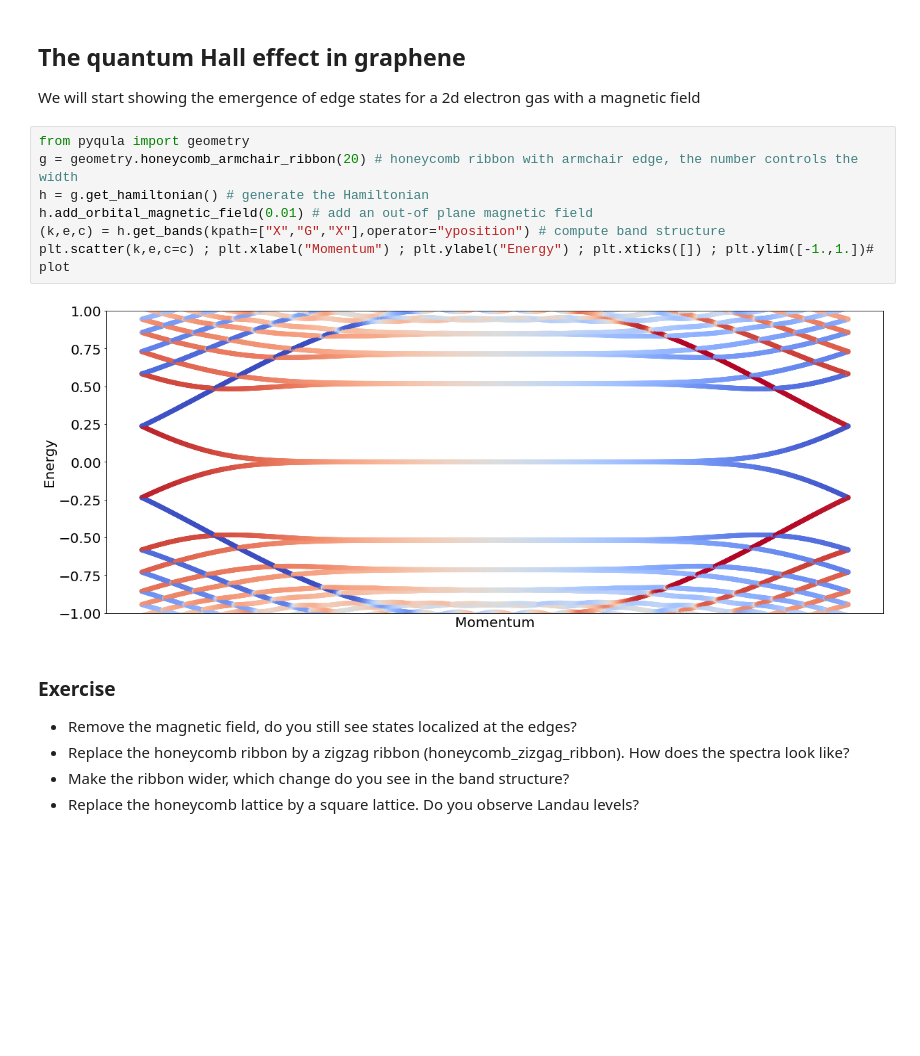
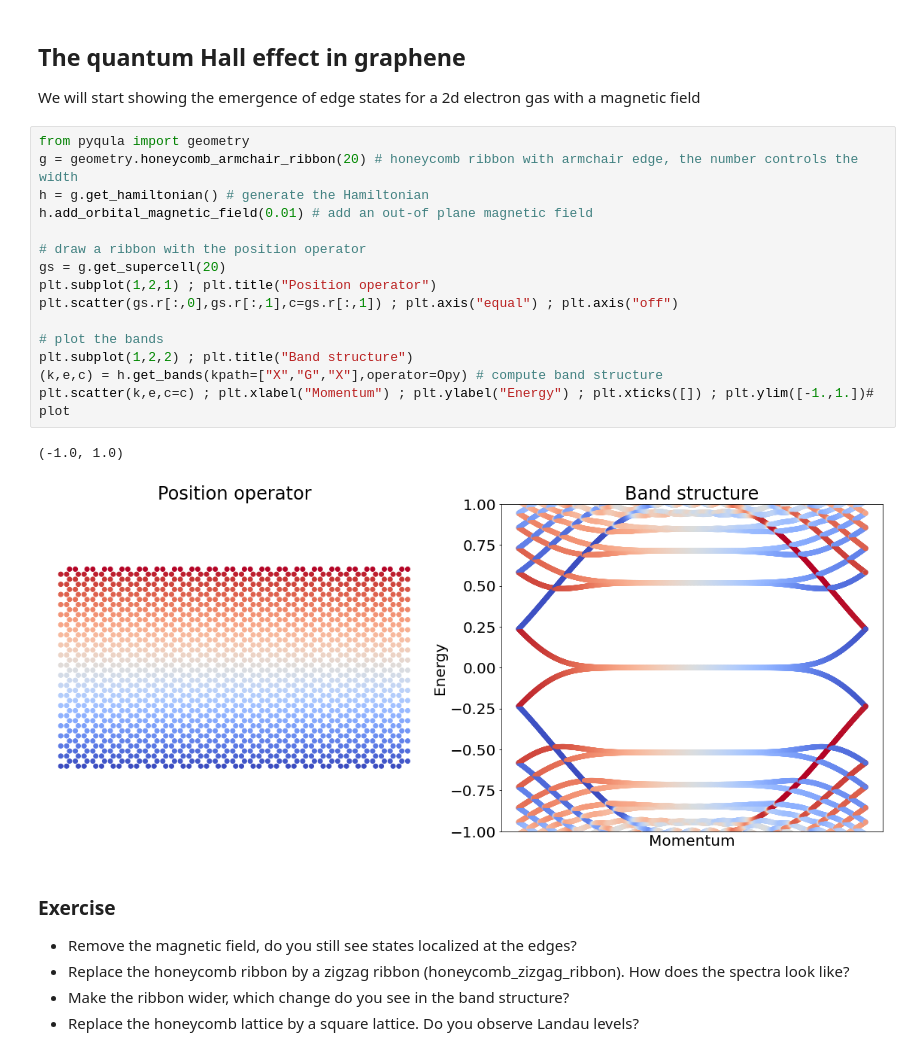
Before and after one commit to joselado/jyvaskyla_summer_school_2022, a Jupyter notebook: sessions/session5.ipynb, the cells around one changed output. Drawn from its saved outputs; the diff is of its cells as text; blank space fills up the shorter version.

```diff
--- a/sessions/session5.ipynb
+++ b/sessions/session5.ipynb
@@ -37,12 +37,21 @@ We will start showing the emergence of edge states for a 2d electron gas with a
 # %%
 from pyqula import geometry
 g = geometry.honeycomb_armchair_ribbon(20) # honeycomb ribbon with armchair edge, the number controls the width
 h = g.get_hamiltonian() # generate the Hamiltonian
 h.add_orbital_magnetic_field(0.01) # add an out-of plane magnetic field
-(k,e,c) = h.get_bands(kpath=["X","G","X"],operator="yposition") # compute band structure
+
+# draw a ribbon with the position operator
+gs = g.get_supercell(20)
+plt.subplot(1,2,1) ; plt.title("Position operator")
+plt.scatter(gs.r[:,0],gs.r[:,1],c=gs.r[:,1]) ; plt.axis("equal") ; plt.axis("off")
+
+# plot the bands
+plt.subplot(1,2,2) ; plt.title("Band structure")
+(k,e,c) = h.get_bands(kpath=["X","G","X"],operator=Opy) # compute band structure
 plt.scatter(k,e,c=c) ; plt.xlabel("Momentum") ; plt.ylabel("Energy") ; plt.xticks([]) ; plt.ylim([-1.,1.])# plot
 # %% [output]
+(-1.0, 1.0)
-[figure, old version]
+[figure, new version]
 # %% [markdown]
 ### Exercise
 - Remove the magnetic field, do you still see states localized at the edges?
```
Also changed, not shown: 1 other file.
